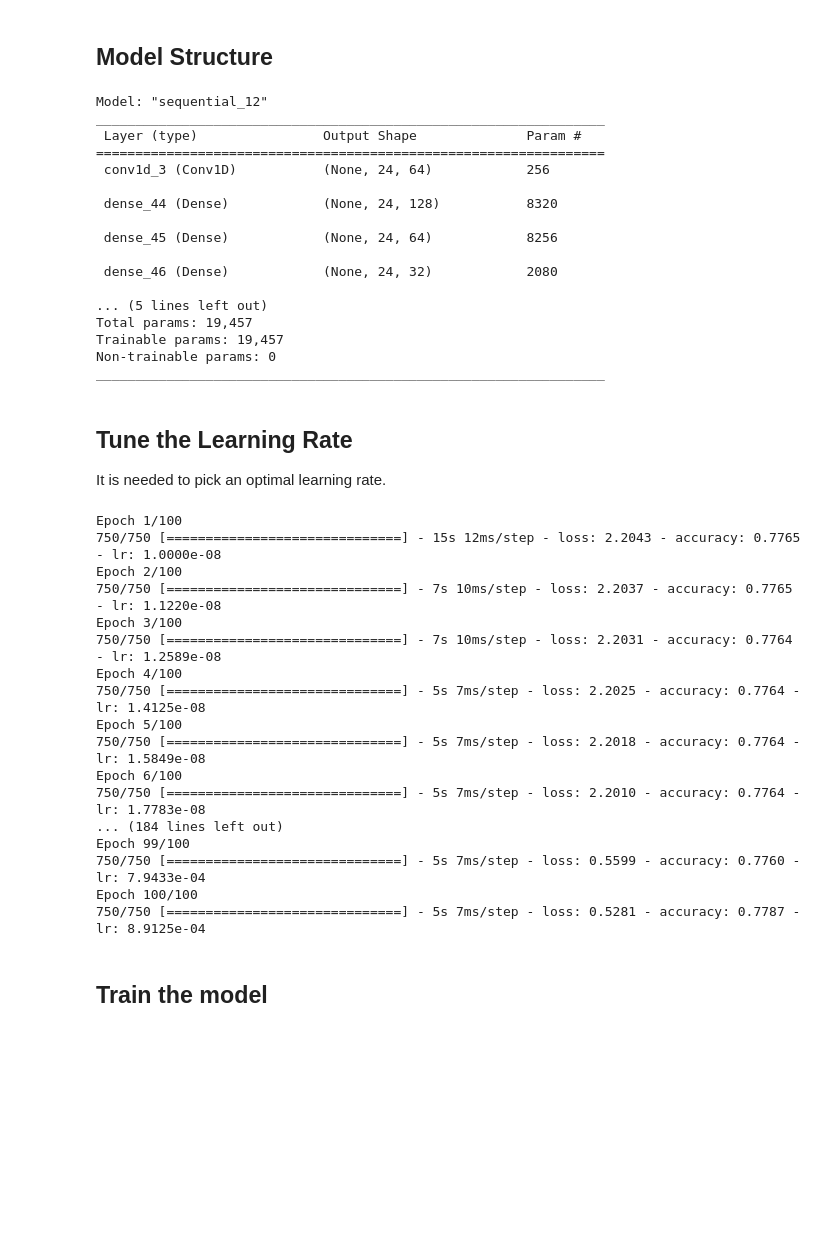
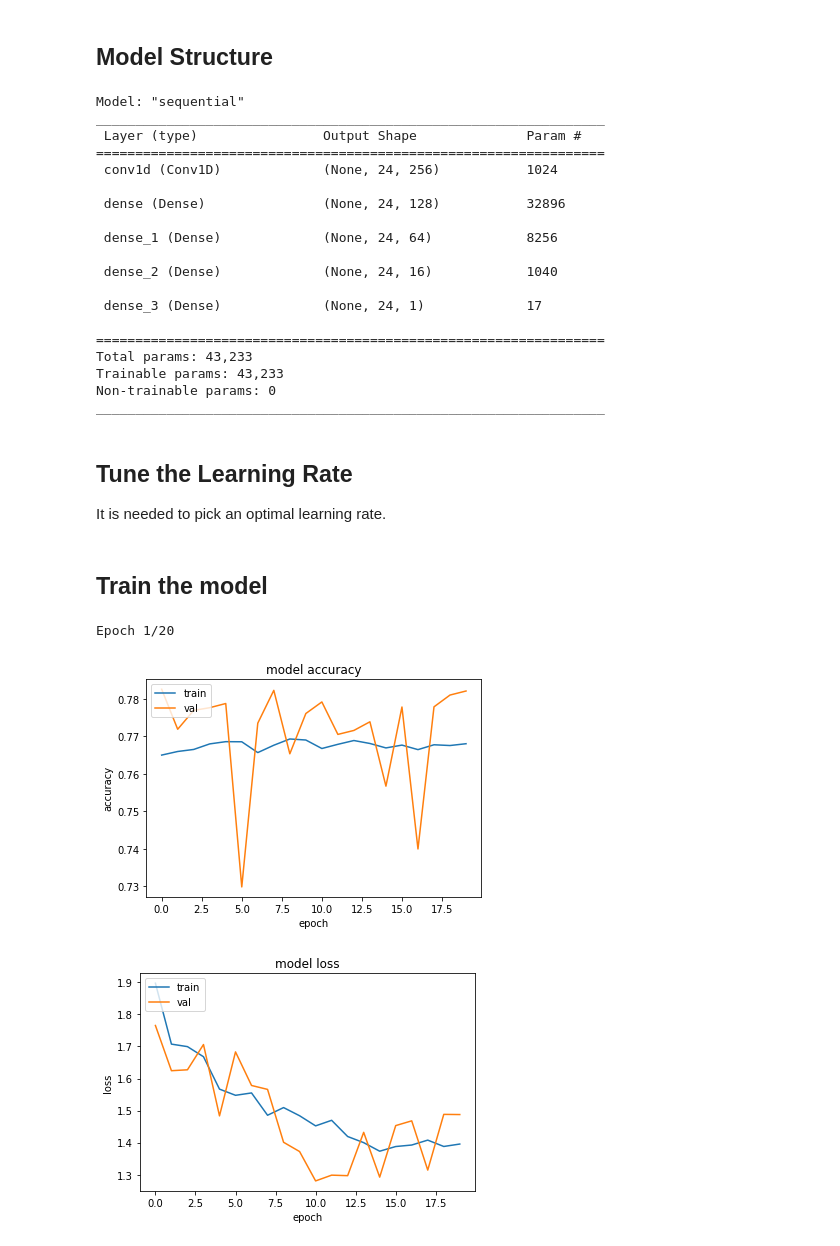
Before and after one commit to FrkAk/Deep_Learning_Workshop, a Jupyter notebook: Workshop/Default_Payment_Prediction.ipynb, the cells around one changed output. Saved outputs shown, nothing was run; the diff lists cells and outputs as text; code cells hidden in the pictures; blank space fills up the shorter version.

```diff
--- a/Workshop/Default_Payment_Prediction.ipynb
+++ b/Workshop/Default_Payment_Prediction.ipynb
@@ -63,34 +67,36 @@ test_features = np.array(test_features)
 ## Model Structure
 # %%
 model = tf.keras.Sequential([
-  layers.Conv1D(filters=64, kernel_size=3,
+  layers.Conv1D(filters=256, kernel_size=3,
                 strides=1,
                 activation="relu",
                 padding='causal',
-                input_shape=[24, 1]),
+                input_shape=[dim, 1]),
   layers.Dense(128,activation='relu'),
   layers.Dense(64,activation='relu'),
-  layers.Dense(32,activation='relu'),
+  # layers.Dense(32,activation='relu'),
   layers.Dense(16,activation='relu'),
   layers.Dense(1,activation='sigmoid')
 ])
 model.summary()
 # %% [output]
-Model: "sequential_12"
+Model: "sequential"
 _________________________________________________________________
  Layer (type)                Output Shape              Param #
 =================================================================
- conv1d_3 (Conv1D)           (None, 24, 64)            256
+ conv1d (Conv1D)             (None, 24, 256)           1024
 
- dense_44 (Dense)            (None, 24, 128)           8320
+ dense (Dense)               (None, 24, 128)           32896
 
- dense_45 (Dense)            (None, 24, 64)            8256
+ dense_1 (Dense)             (None, 24, 64)            8256
 
- dense_46 (Dense)            (None, 24, 32)            2080
+ dense_2 (Dense)             (None, 24, 16)            1040
 
-... (5 lines left out)
-Total params: 19,457
-Trainable params: 19,457
+ dense_3 (Dense)             (None, 24, 1)             17
+
+=================================================================
+Total params: 43,233
+Trainable params: 43,233
 Non-trainable params: 0
 _________________________________________________________________
 # %% [markdown]
@@ -113,25 +119,7 @@ model.compile(loss = tf.keras.losses.BinaryCrossentropy(),
                   optimizer = optimizer,metrics=['accuracy'])
 
 # Train the model
-history = model.fit(train_features,train_labels, epochs=20, callbacks=[lr_schedule])
+history = model.fit(train_features,train_labels, epochs=100, callbacks=[lr_schedule])
-# %% [output]
-Epoch 1/100
-750/750 [==============================] - 15s 12ms/step - loss: 2.2043 - accuracy: 0.7765 - lr: 1.0000e-08
-Epoch 2/100
-750/750 [==============================] - 7s 10ms/step - loss: 2.2037 - accuracy: 0.7765 - lr: 1.1220e-08
-Epoch 3/100
-750/750 [==============================] - 7s 10ms/step - loss: 2.2031 - accuracy: 0.7764 - lr: 1.2589e-08
-Epoch 4/100
-750/750 [==============================] - 5s 7ms/step - loss: 2.2025 - accuracy: 0.7764 - lr: 1.4125e-08
-Epoch 5/100
-750/750 [==============================] - 5s 7ms/step - loss: 2.2018 - accuracy: 0.7764 - lr: 1.5849e-08
-Epoch 6/100
-750/750 [==============================] - 5s 7ms/step - loss: 2.2010 - accuracy: 0.7764 - lr: 1.7783e-08
-... (184 lines left out)
-Epoch 99/100
-750/750 [==============================] - 5s 7ms/step - loss: 0.5599 - accuracy: 0.7760 - lr: 7.9433e-04
-Epoch 100/100
-750/750 [==============================] - 5s 7ms/step - loss: 0.5281 - accuracy: 0.7787 - lr: 8.9125e-04
 # %%
 # Define the learning rate array
 lrs = 1e-8 * (10 ** (np.arange(100) / 20))
@@ -160,12 +148,37 @@ tf.keras.backend.clear_session()
 model.set_weights(init_weights)
 
 # Set the learning rate
-learning_rate = 8e-7
+learning_rate = 3e-5
 # %%
 model.compile(loss = tf.keras.losses.BinaryCrossentropy(),
                       optimizer = tf.keras.optimizers.Adam(learning_rate=learning_rate),metrics=['accuracy'])
 # %%
-history = model.fit(train_features, train_labels, epochs=10)
+history = model.fit(train_features, train_labels,
+                    validation_split=0.2,
+                    shuffle = True,
+                    epochs=20,)
+# %% [output]
+Epoch 1/20
+# %%
+# summarize history for accuracy
+plt.plot(history.history['accuracy'])
+plt.plot(history.history['val_accuracy'])
+plt.title('model accuracy')
+plt.ylabel('accuracy')
+plt.xlabel('epoch')
+plt.legend(['train', 'val'], loc='upper left')
+plt.show()
+# summarize history for loss
+plt.plot(history.history['loss'])
+plt.plot(history.history['val_loss'])
+plt.title('model loss')
+plt.ylabel('loss')
+plt.xlabel('epoch')
+plt.legend(['train', 'val'], loc='upper left')
+plt.show()
+# %% [output]
+[figure, added]
+[figure, added]
 # %%
 model.evaluate(test_features, test_labels)
 # %% [output]
```
Also changed, not shown: parts of 5 cells of this notebook.
